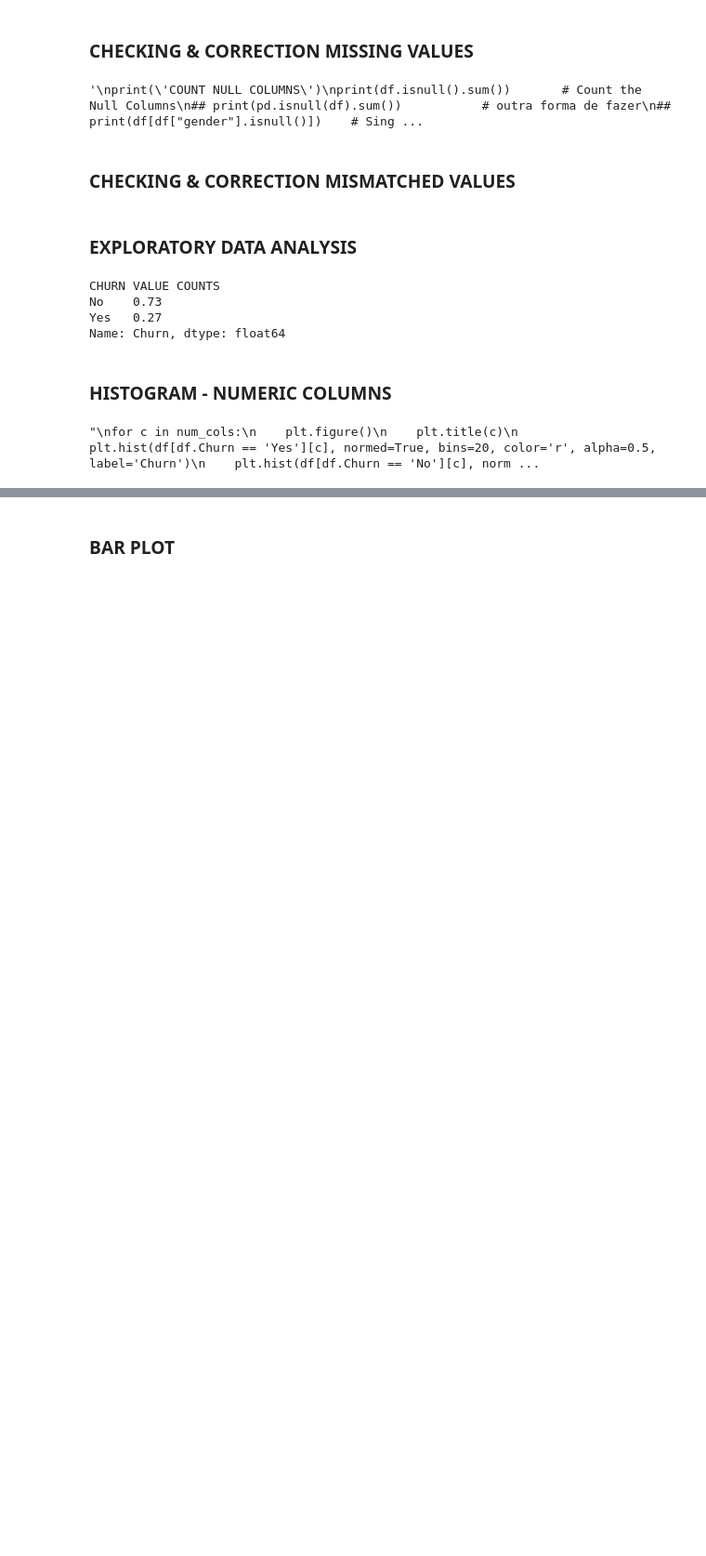
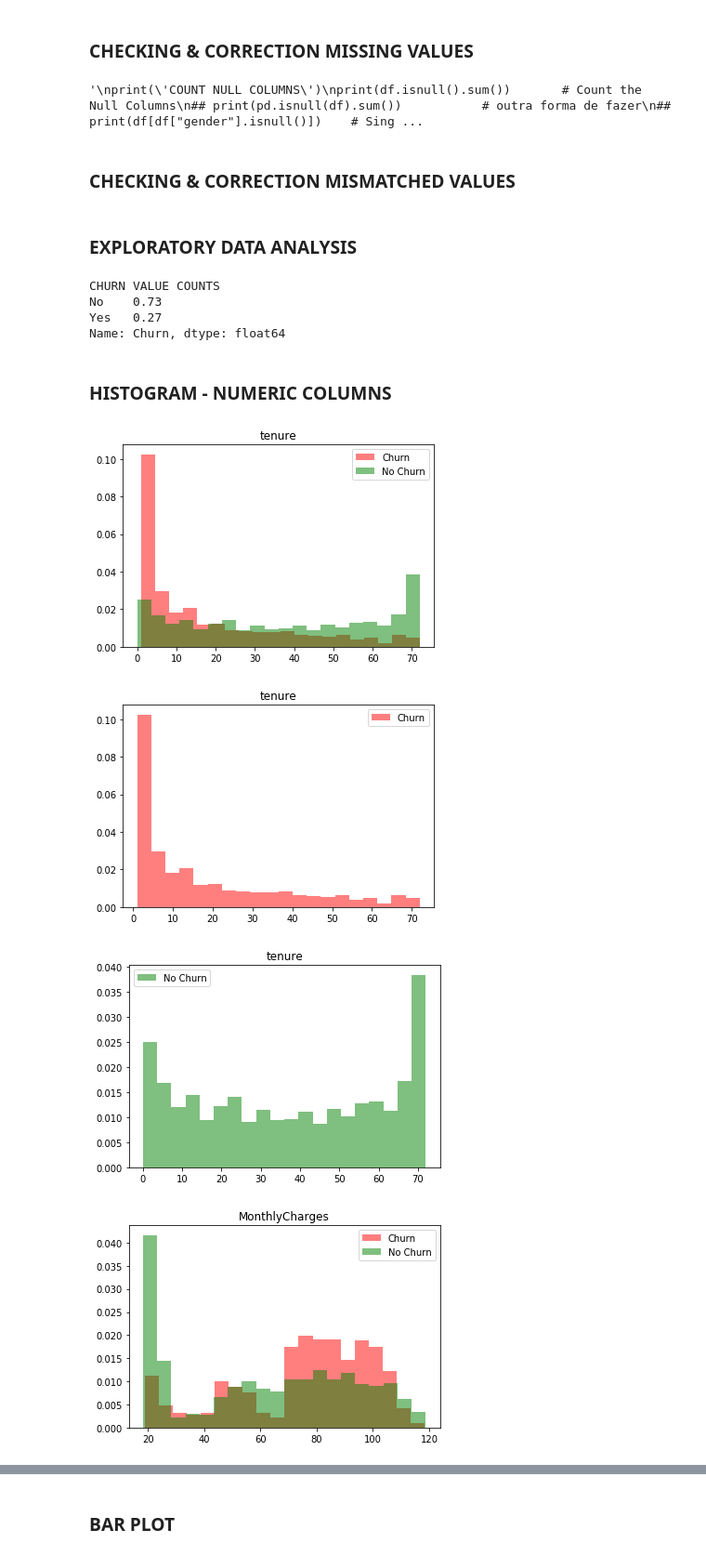
Before and after one commit to mora72/Telco_Customer_Churn, a Jupyter notebook: telco_churn_model.ipynb, the cells around one changed output, grey strips where cells are left out. Shown at 93% size. Saved outputs shown, nothing was run; the diff lists cells and outputs as text; code cells hidden in the pictures; blank space fills up the shorter version.

```diff
--- a/telco_churn_model.ipynb
+++ b/telco_churn_model.ipynb
@@ -107,21 +121,22 @@ Name: Churn, dtype: float64
 # %% [markdown]
 ### HISTOGRAM - NUMERIC COLUMNS
 # %%
-'''
 for c in num_cols:
     plt.figure()
     plt.title(c)
     plt.hist(df[df.Churn == 'Yes'][c], normed=True, bins=20, color='r', alpha=0.5, label='Churn')
     plt.hist(df[df.Churn == 'No'][c], normed=True, bins=20, color='g', alpha=0.5, label='No Churn')
     plt.legend()
     plt.figure()
     plt.title(c)
     plt.hist(df[df.Churn == 'Yes'][c], normed=True, bins=20, color='r', alpha=0.5, label='Churn')
     plt.legend()
     plt.figure()
     plt.title(c)
     plt.hist(df[df.Churn == 'No'][c], normed=True, bins=20, color='g', alpha=0.5, label='No Churn')
     plt.legend()
-'''
 # %% [output]
-"\nfor c in num_cols:\n    plt.figure()\n    plt.title(c)\n    plt.hist(df[df.Churn == 'Yes'][c], normed=True, bins=20, color='r', alpha=0.5, label='Churn')\n    plt.hist(df[df.Churn == 'No'][c], norm ...
+[figure, added]
+[figure, added]
+[figure, added]
+[figure, added]
```
Also changed, not shown: parts of 9 cells of this notebook, 1 other file.
